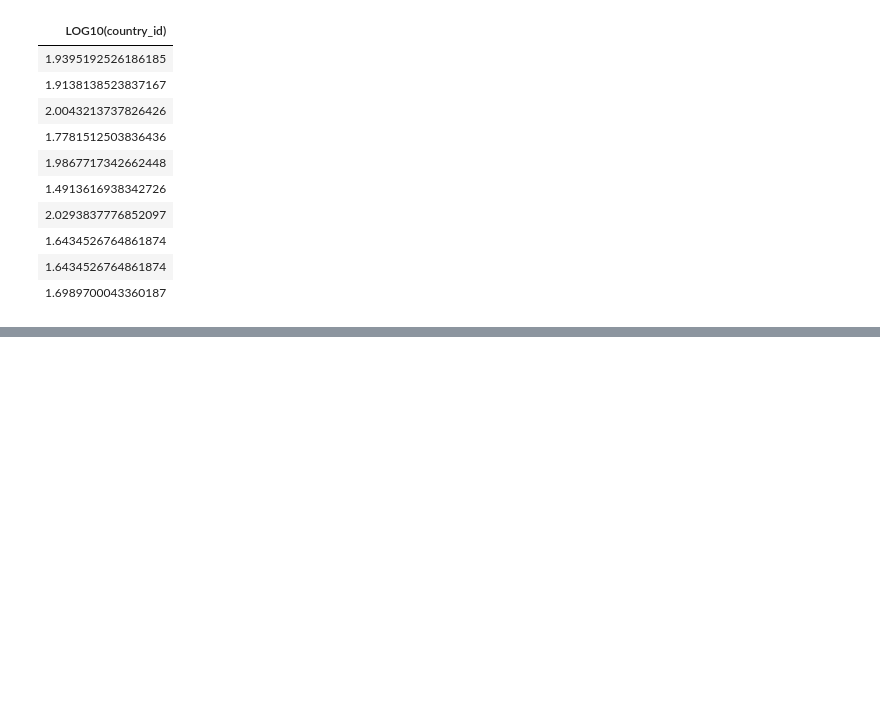
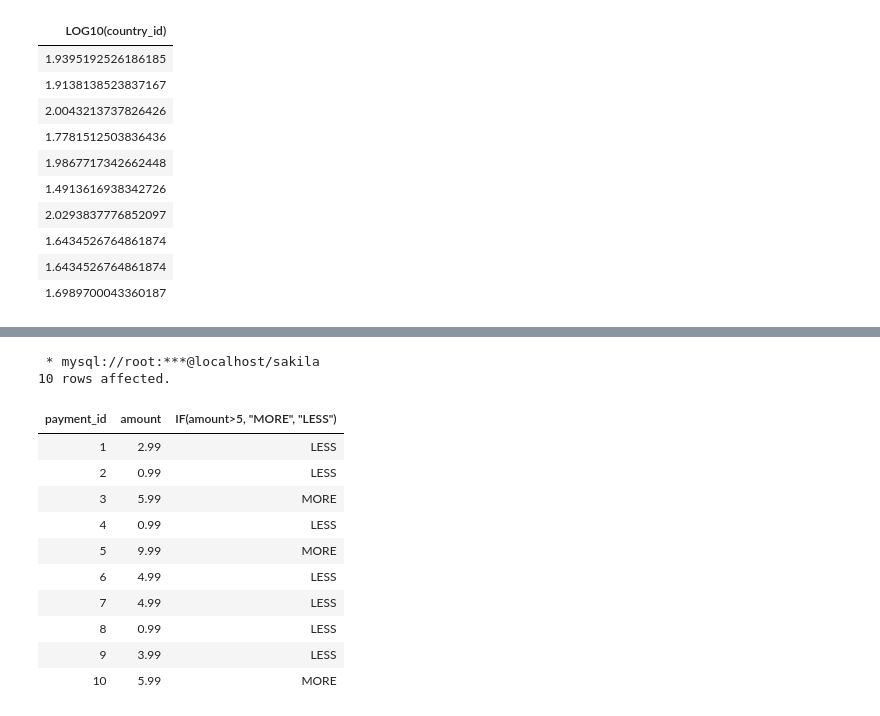
Before and after one commit to jinlin82/database-and-sql, a Jupyter notebook: sql-magic.ipynb, the cells around one changed output, grey strips where cells are left out. Cells and saved outputs as stored; diff of their text form; code cells hidden in the pictures; blank space fills up the shorter version.

```diff
--- a/sql-magic.ipynb
+++ b/sql-magic.ipynb
@@ -1015,0 +1207,18 @@ from products limit 20;
+# %%
+%%sql
+SELECT payment_id,amount, IF(amount>5, "MORE", "LESS")
+FROM payment limit 10;
+# %% [output]
+ * mysql://root:***@localhost/sakila
+10 rows affected.
+| payment_id | amount | IF(amount>5, "MORE", "LESS") |
+| 1 | 2.99 | LESS |
+| 2 | 0.99 | LESS |
+| 3 | 5.99 | MORE |
+| 4 | 0.99 | LESS |
+| 5 | 9.99 | MORE |
+| 6 | 4.99 | LESS |
+| 7 | 4.99 | LESS |
+| 8 | 0.99 | LESS |
+| 9 | 3.99 | LESS |
+| 10 | 5.99 | MORE |
```
Also changed, not shown: parts of 28 cells of this notebook.
